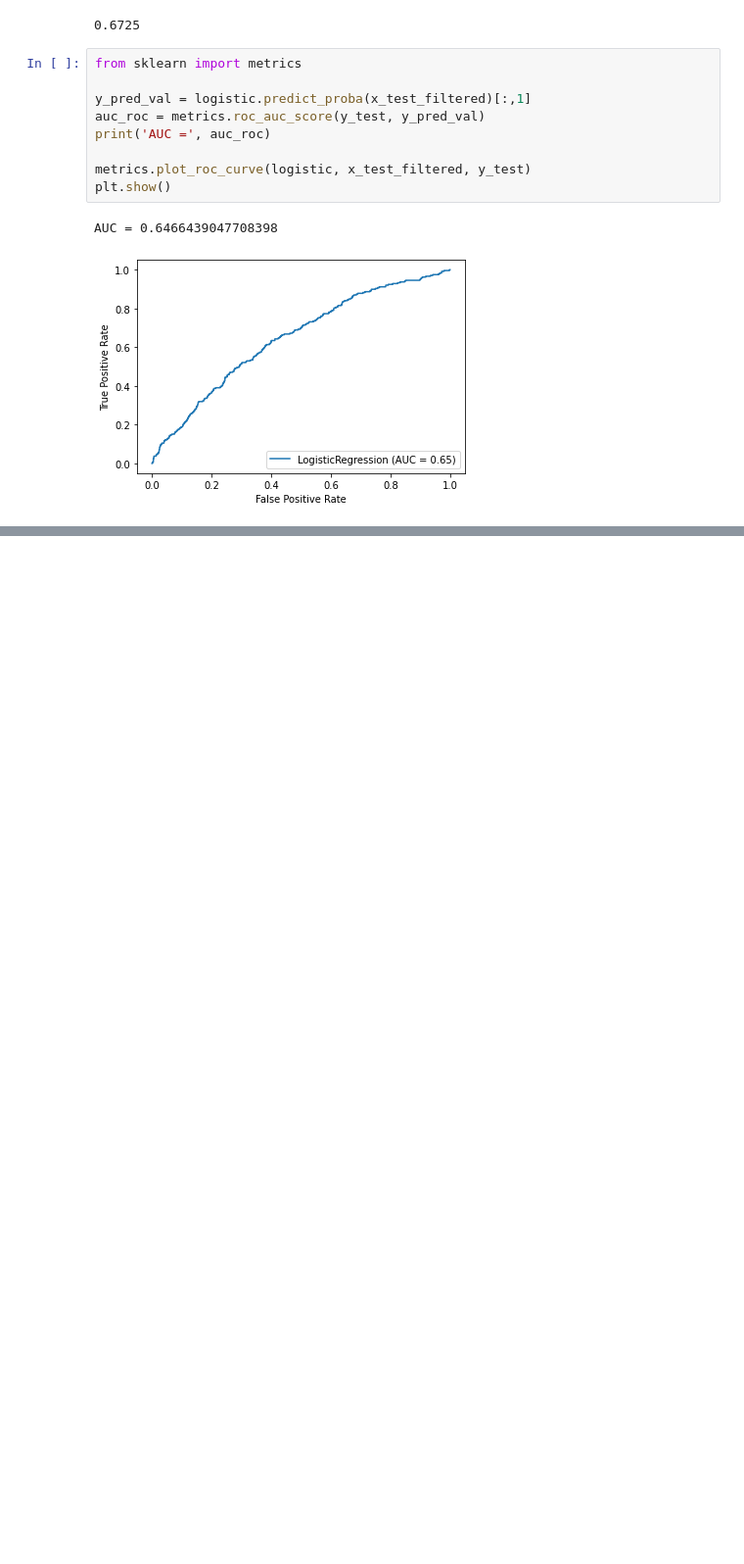
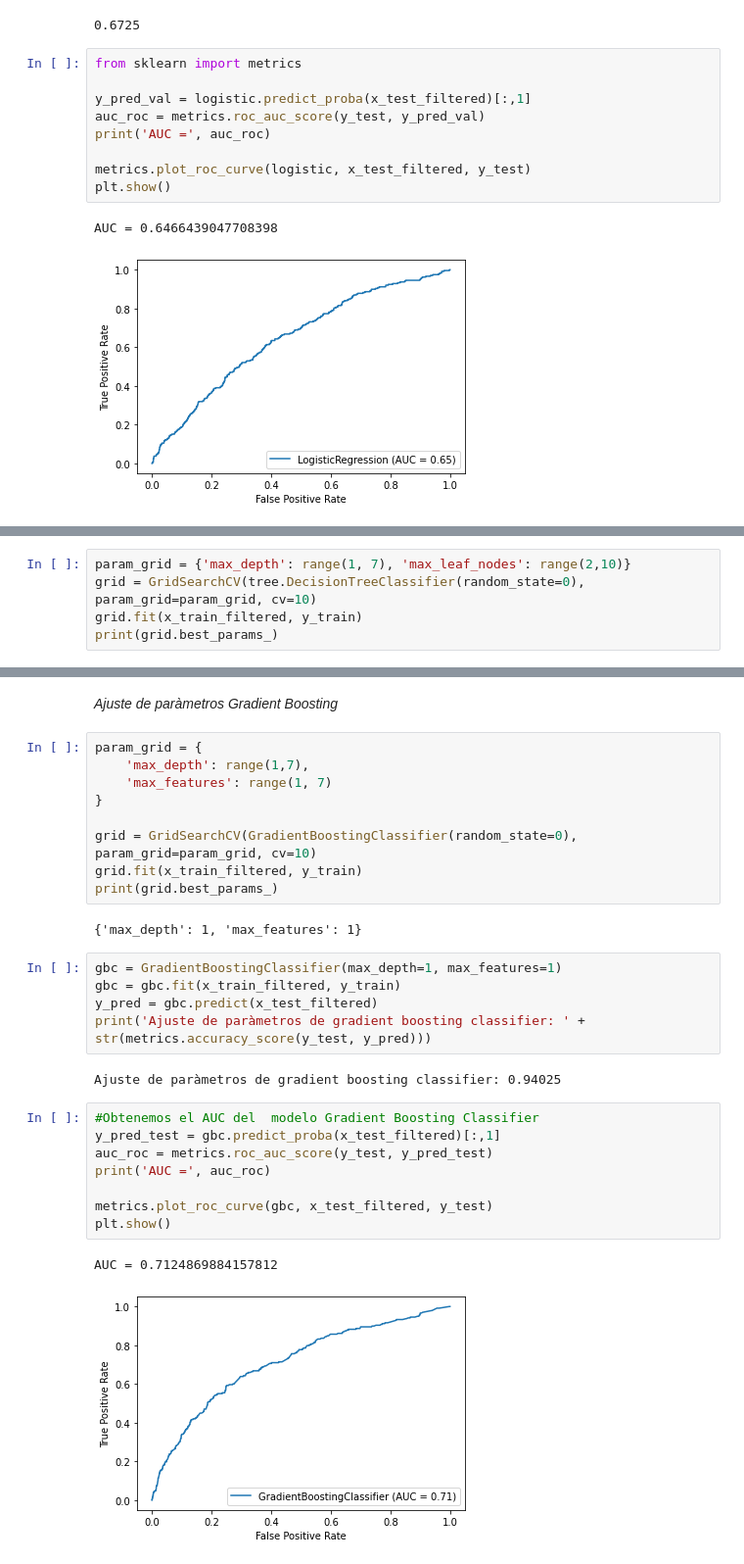
Before and after one commit to GRUPO-I/coil-2000, a Jupyter notebook: Copia1de_coil_2000.ipynb, the cells around one changed output, grey strips where cells are left out. Shown: that part at 98% size. Drawn from its saved outputs; the diff is of its cells as text; blank space fills up the shorter version.

```diff
--- a/Copia1de_coil_2000.ipynb
+++ b/Copia1de_coil_2000.ipynb
@@ -730,0 +747,5 @@ AUC = 0.6466439047708398
+# %%
+param_grid = {'max_depth': range(1, 7), 'max_leaf_nodes': range(2,10)}
+grid = GridSearchCV(tree.DecisionTreeClassifier(random_state=0), param_grid=param_grid, cv=10)
+grid.fit(x_train_filtered, y_train)
+print(grid.best_params_)
@@ -730,0 +786,31 @@ AUC = 0.6466439047708398
+# %% [markdown]
+*Ajuste de paràmetros Gradient Boosting*
+# %%
+param_grid = {
+    'max_depth': range(1,7),
+    'max_features': range(1, 7)
+}
+
+grid = GridSearchCV(GradientBoostingClassifier(random_state=0), param_grid=param_grid, cv=10)
+grid.fit(x_train_filtered, y_train)
+print(grid.best_params_)
+# %% [output]
+{'max_depth': 1, 'max_features': 1}
+# %%
+gbc = GradientBoostingClassifier(max_depth=1, max_features=1)
+gbc = gbc.fit(x_train_filtered, y_train)
+y_pred = gbc.predict(x_test_filtered)
+print('Ajuste de paràmetros de gradient boosting classifier: ' + str(metrics.accuracy_score(y_test, y_pred)))
+# %% [output]
+Ajuste de paràmetros de gradient boosting classifier: 0.94025
+# %%
+#Obtenemos el AUC del  modelo Gradient Boosting Classifier
+y_pred_test = gbc.predict_proba(x_test_filtered)[:,1]
+auc_roc = metrics.roc_auc_score(y_test, y_pred_test)
+print('AUC =', auc_roc)
+
+metrics.plot_roc_curve(gbc, x_test_filtered, y_test)
+plt.show()
+# %% [output]
+AUC = 0.7124869884157812
+[figure, added]
```
Also changed, not shown: parts of 25 cells of this notebook.
